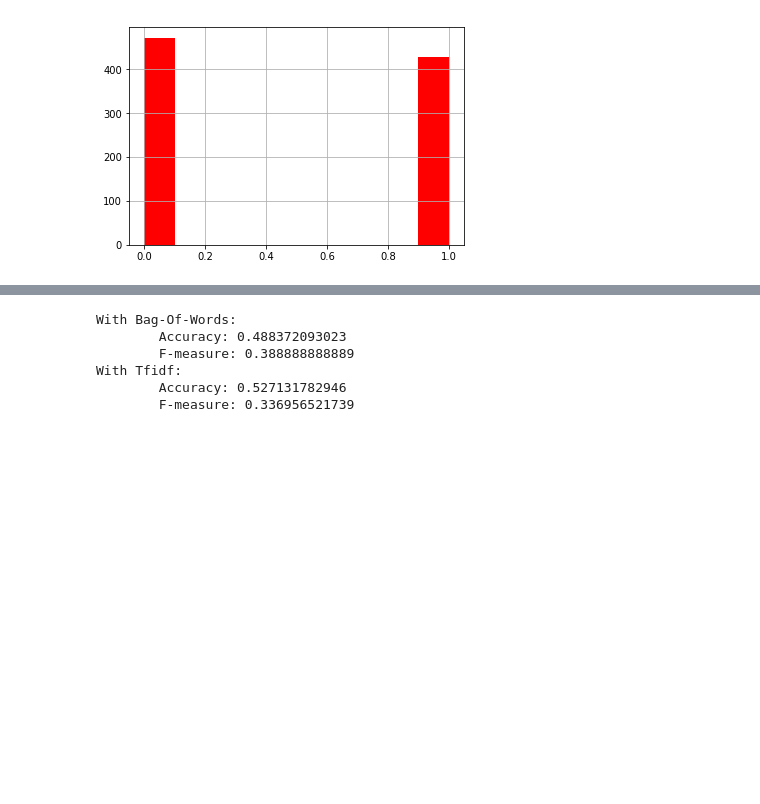
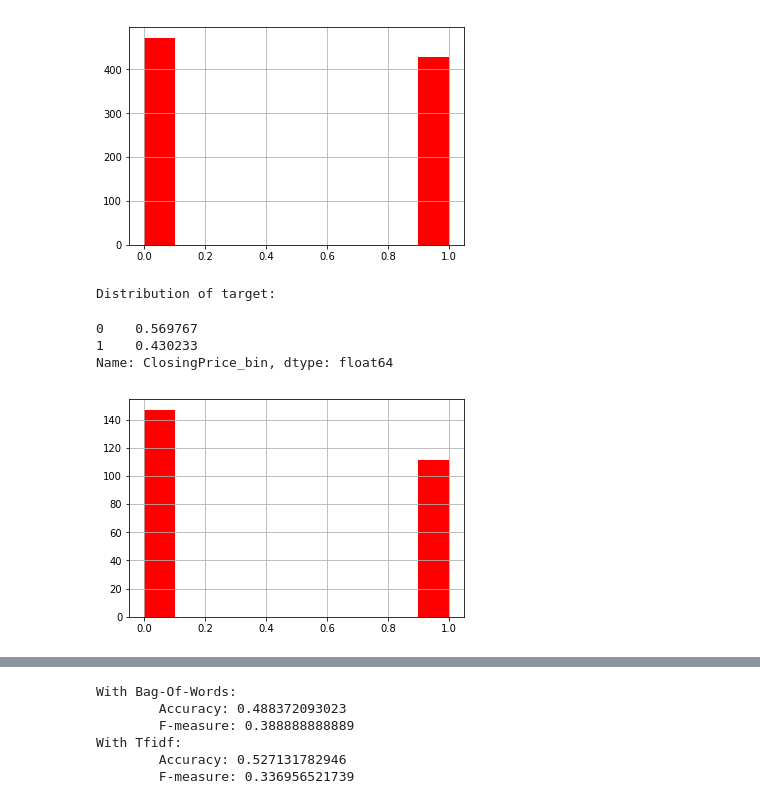
Before and after one commit to KirillZhingalov/minop_hws, a Jupyter notebook: hw2_undone.ipynb, the cells around one changed output, grey strips where cells are left out. Drawn from its saved outputs; the diff is of its cells as text; code cells hidden in the pictures; blank space fills up the shorter version.

```diff
--- a/hw2_undone.ipynb
+++ b/hw2_undone.ipynb
@@ -200,6 +200,19 @@ Distribution of target:
 1    0.476138
 Name: ClosingPrice_bin, dtype: float64
 [figure]
+# %%
+# И в тестовой выборке
+%matplotlib inline
+ax = y_test.hist(color='red')
+
+print('Distribution of target:')
+y_test.value_counts() / y_test.shape[0]
+# %% [output]
+Distribution of target:
+0    0.569767
+1    0.430233
+Name: ClosingPrice_bin, dtype: float64
+[figure, added]
 # %%
 # Попробуем bag-of-words как самый простой метод векторизации
 # И используем линейнуб регрессию для классификации (работает хорошо на разреженных векторах)
```
Also changed, not shown: parts of 19 cells of this notebook.
